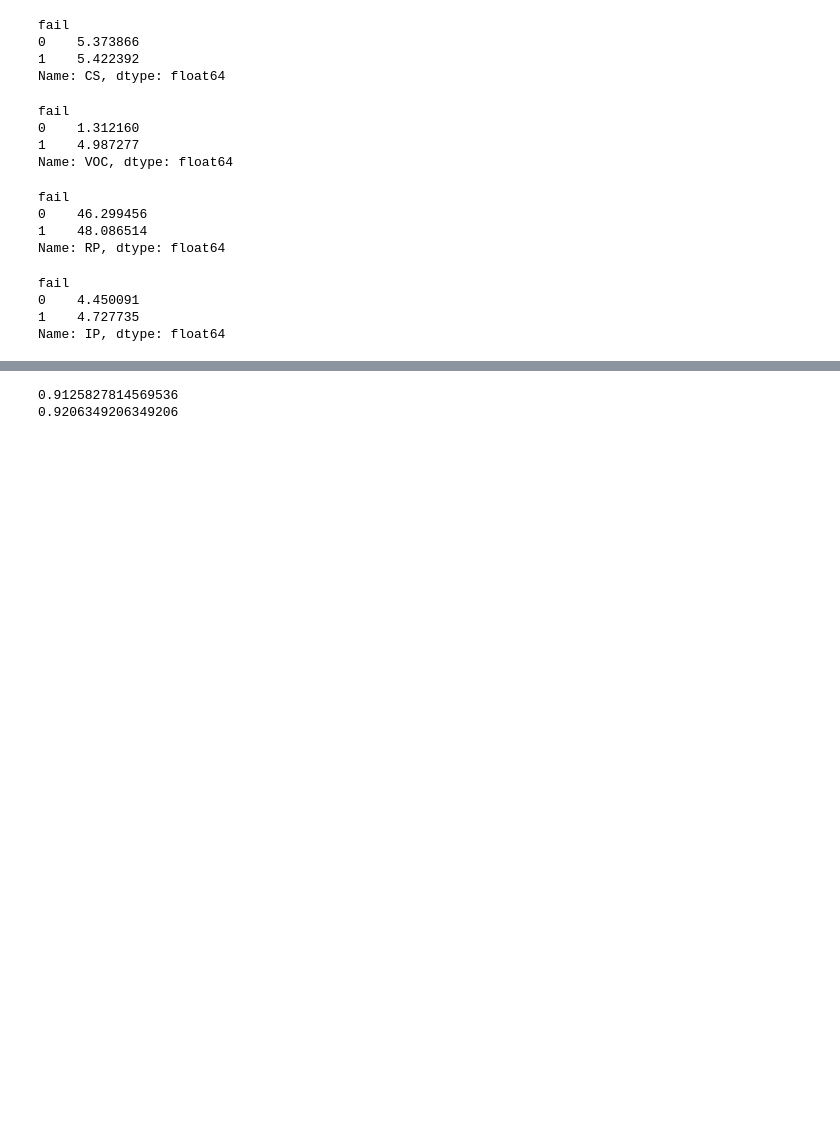
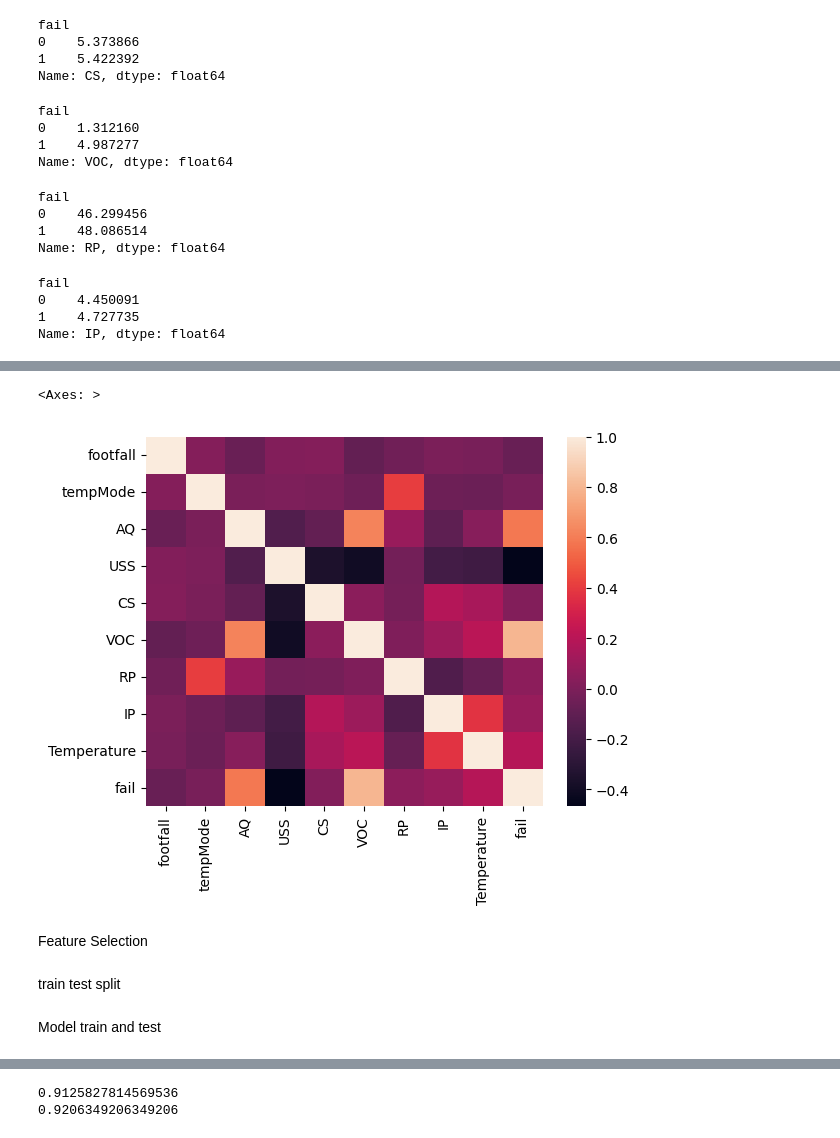
Before and after one commit to KaustubhaRam/machine_failure_prediction, a Jupyter notebook: machine_failure_prediction.ipynb, the cells around one changed output, grey strips where cells are left out. Saved outputs shown, nothing was run; the diff lists cells and outputs as text; code cells hidden in the pictures; blank space fills up the shorter version.

```diff
--- a/machine_failure_prediction.ipynb
+++ b/machine_failure_prediction.ipynb
@@ -130,0 +117,3 @@ machine_data.corr()
+# %%
+corr=machine_data.corr()
+corr
@@ -131,5 +132,16 @@ machine_data.corr()
+# %%
+sns.heatmap(corr)
+# %% [output]
+<Axes: >
+[figure, added]
+# %% [markdown]
+Feature Selection
 # %%
 X=machine_data[['AQ','USS','VOC','Temperature']]
 Y=machine_data['fail']
+# %% [markdown]
+train test split
 # %%
 x_train,x_test,y_train,y_test=train_test_split(X,Y,test_size=0.2,random_state=20)
+# %% [markdown]
+Model train and test
```
Also changed, not shown: parts of 14 cells of this notebook, 3 other files.
